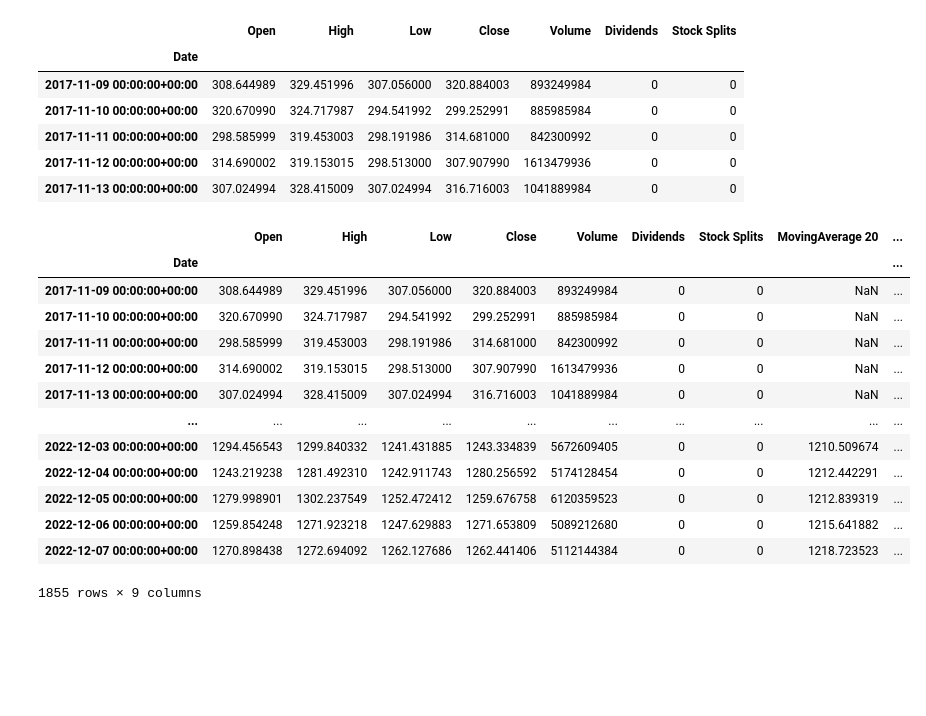
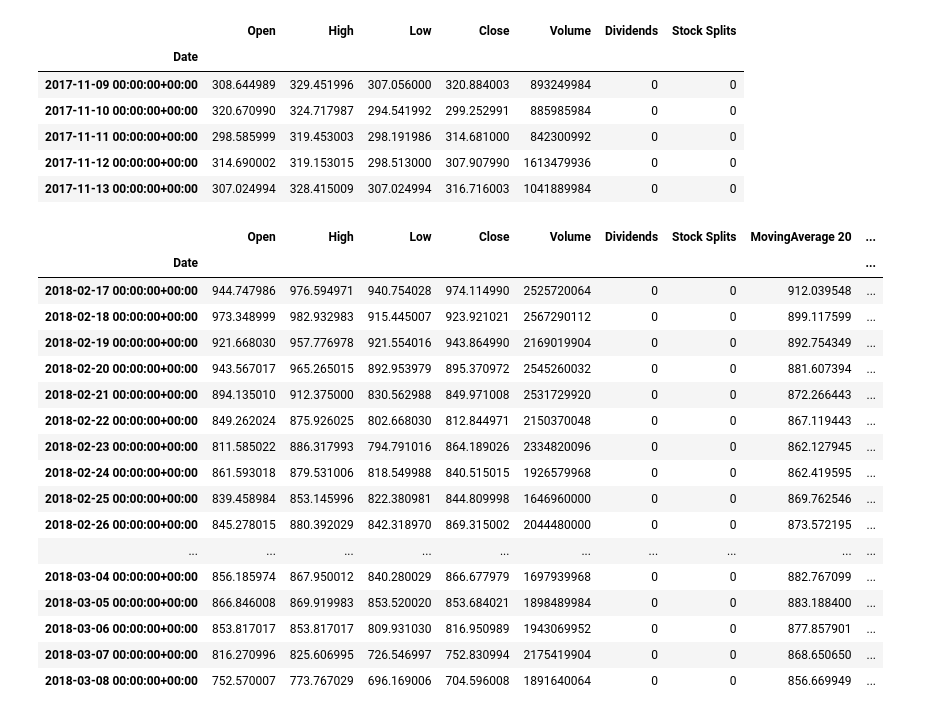
Before and after one commit to pattanps/ppm2-ML-AI-course, a Jupyter notebook: ppm2ml_finance.ipynb, the cells around one changed output. Saved outputs shown, nothing was run; the diff lists cells and outputs as text; code cells hidden in the pictures; blank space fills up the shorter version.

```diff
--- a/ppm2ml_finance.ipynb
+++ b/ppm2ml_finance.ipynb
@@ -59,21 +59,25 @@ fdata["MovingAverage 100"]= fdata['Close'].rolling(100).mean()
 # หาขนาด ความผันผวน Volatility
 # %%
-fdata
+fdata[100:120]
 # %% [output]
 |  | Open | High | Low | Close | Volume | Dividends | Stock Splits | MovingAverage 20 | ... |
 | Date |  |  |  |  |  |  |  |  | ... |
-| 2017-11-09 00:00:00+00:00 | 308.644989 | 329.451996 | 307.056000 | 320.884003 | 893249984 | 0 | 0 | NaN | ... |
-| 2017-11-10 00:00:00+00:00 | 320.670990 | 324.717987 | 294.541992 | 299.252991 | 885985984 | 0 | 0 | NaN | ... |
-| 2017-11-11 00:00:00+00:00 | 298.585999 | 319.453003 | 298.191986 | 314.681000 | 842300992 | 0 | 0 | NaN | ... |
-| 2017-11-12 00:00:00+00:00 | 314.690002 | 319.153015 | 298.513000 | 307.907990 | 1613479936 | 0 | 0 | NaN | ... |
-| 2017-11-13 00:00:00+00:00 | 307.024994 | 328.415009 | 307.024994 | 316.716003 | 1041889984 | 0 | 0 | NaN | ... |
+| 2018-02-17 00:00:00+00:00 | 944.747986 | 976.594971 | 940.754028 | 974.114990 | 2525720064 | 0 | 0 | 912.039548 | ... |
+| 2018-02-18 00:00:00+00:00 | 973.348999 | 982.932983 | 915.445007 | 923.921021 | 2567290112 | 0 | 0 | 899.117599 | ... |
+| 2018-02-19 00:00:00+00:00 | 921.668030 | 957.776978 | 921.554016 | 943.864990 | 2169019904 | 0 | 0 | 892.754349 | ... |
+| 2018-02-20 00:00:00+00:00 | 943.567017 | 965.265015 | 892.953979 | 895.370972 | 2545260032 | 0 | 0 | 881.607394 | ... |
+| 2018-02-21 00:00:00+00:00 | 894.135010 | 912.375000 | 830.562988 | 849.971008 | 2531729920 | 0 | 0 | 872.266443 | ... |
+| 2018-02-22 00:00:00+00:00 | 849.262024 | 875.926025 | 802.668030 | 812.844971 | 2150370048 | 0 | 0 | 867.119443 | ... |
+| 2018-02-23 00:00:00+00:00 | 811.585022 | 886.317993 | 794.791016 | 864.189026 | 2334820096 | 0 | 0 | 862.127945 | ... |
+| 2018-02-24 00:00:00+00:00 | 861.593018 | 879.531006 | 818.549988 | 840.515015 | 1926579968 | 0 | 0 | 862.419595 | ... |
+| 2018-02-25 00:00:00+00:00 | 839.458984 | 853.145996 | 822.380981 | 844.809998 | 1646960000 | 0 | 0 | 869.762546 | ... |
+| 2018-02-26 00:00:00+00:00 | 845.278015 | 880.392029 | 842.318970 | 869.315002 | 2044480000 | 0 | 0 | 873.572195 | ... |
 | ... | ... | ... | ... | ... | ... | ... | ... | ... | ... |
-| 2022-12-03 00:00:00+00:00 | 1294.456543 | 1299.840332 | 1241.431885 | 1243.334839 | 5672609405 | 0 | 0 | 1210.509674 | ... |
-| 2022-12-04 00:00:00+00:00 | 1243.219238 | 1281.492310 | 1242.911743 | 1280.256592 | 5174128454 | 0 | 0 | 1212.442291 | ... |
-| 2022-12-05 00:00:00+00:00 | 1279.998901 | 1302.237549 | 1252.472412 | 1259.676758 | 6120359523 | 0 | 0 | 1212.839319 | ... |
-| 2022-12-06 00:00:00+00:00 | 1259.854248 | 1271.923218 | 1247.629883 | 1271.653809 | 5089212680 | 0 | 0 | 1215.641882 | ... |
-| 2022-12-07 00:00:00+00:00 | 1270.898438 | 1272.694092 | 1262.127686 | 1262.441406 | 5112144384 | 0 | 0 | 1218.723523 | ... |
+| 2018-03-04 00:00:00+00:00 | 856.185974 | 867.950012 | 840.280029 | 866.677979 | 1697939968 | 0 | 0 | 882.767099 | ... |
+| 2018-03-05 00:00:00+00:00 | 866.846008 | 869.919983 | 853.520020 | 853.684021 | 1898489984 | 0 | 0 | 883.188400 | ... |
+| 2018-03-06 00:00:00+00:00 | 853.817017 | 853.817017 | 809.931030 | 816.950989 | 1943069952 | 0 | 0 | 877.857901 | ... |
+| 2018-03-07 00:00:00+00:00 | 816.270996 | 825.606995 | 726.546997 | 752.830994 | 2175419904 | 0 | 0 | 868.650650 | ... |
+| 2018-03-08 00:00:00+00:00 | 752.570007 | 773.767029 | 696.169006 | 704.596008 | 1891640064 | 0 | 0 | 856.669949 | ... |
-1855 rows × 9 columns
 # %%
 !pip install mplfinance
 # %% [output]
```
Also changed, not shown: parts of 10 cells of this notebook.
